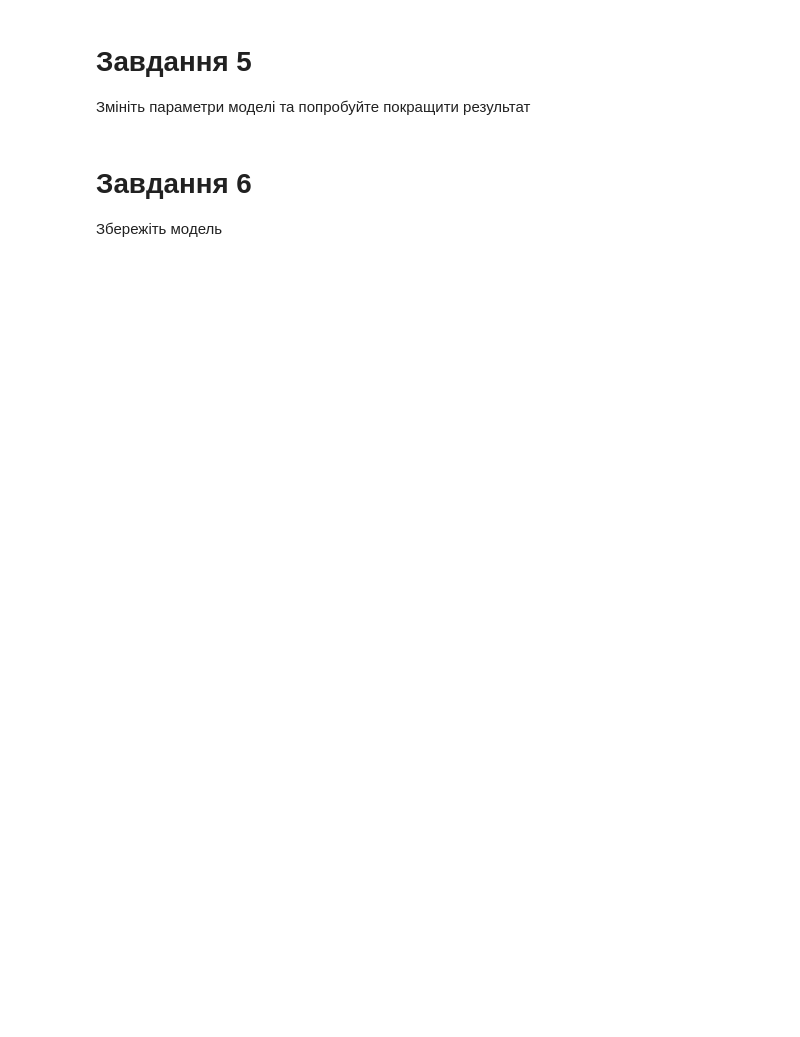
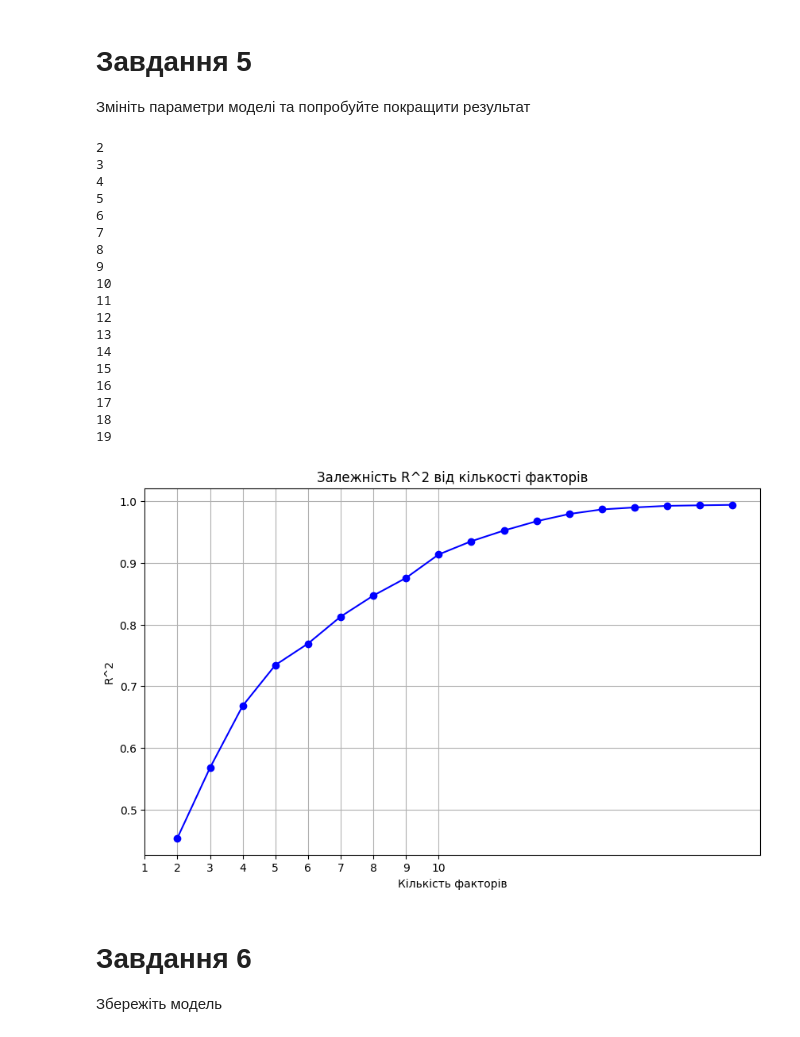
Before and after one commit to VDidyk/AI, a Jupyter notebook: module3/Практика_дерева_рішень.ipynb, the cells around one changed output. Cells and saved outputs as stored; diff of their text form; code cells hidden in the pictures; blank space fills up the shorter version.

```diff
--- a/module3/Практика_дерева_рішень.ipynb
+++ b/module3/Практика_дерева_рішень.ipynb
@@ -119,15 +119,19 @@ ColumnTransformer(transformers=[('num',
                                  Index(['fuel_type'], dtype='object'))])
 # %%
 from sklearn.linear_model import LinearRegression
+from sklearn import tree
 
-model = Pipeline(
+def create_model(depth):
+  return Pipeline(
     [
         ("prep", preprocessor),
-        ("model", LinearRegression())
+        ("model", tree.DecisionTreeRegressor(max_depth=depth))
     ]
-)
+  )
 
+model = create_model(4)
 model.fit(X_train, y_train)
+
 y_pred = model.predict(X_test)
 model
 # %% [output]
@@ -138,6 +176,49 @@ ValueError: Pandas output does not support sparse data.
 # %% [markdown]
 # Завдання 5
 Змініть параметри моделі та попробуйте покращити результат
+# %%
+import matplotlib.pyplot as plt
+
+r2 = []
+
+for i in range(2,20):
+  print(i)
+  model = create_model(i)
+  model.fit(X_train, y_train)
+  y_pred= model.predict(X_train)
+
+  r2.append((i,metrics.r2_score(y_train, y_pred)))
+
+X, Y = zip(*r2)
+
+plt.figure(figsize=(10, 6))
+plt.plot(X, Y, marker='o', linestyle='-', color='b')
+plt.title('Залежність R^2 від кількості факторів')
+plt.xlabel('Кількість факторів')
+plt.ylabel('R^2')
+plt.grid(True)
+plt.xticks(range(1, 11))
+plt.show()
+# %% [output]
+2
+3
+4
+5
+6
+7
+8
+9
+10
+11
+12
+13
+14
+15
+16
+17
+18
+19
+[figure, added]
 # %% [markdown]
 # Завдання 6
 Збережіть модель
```
Also changed, not shown: parts of 2 cells of this notebook.
